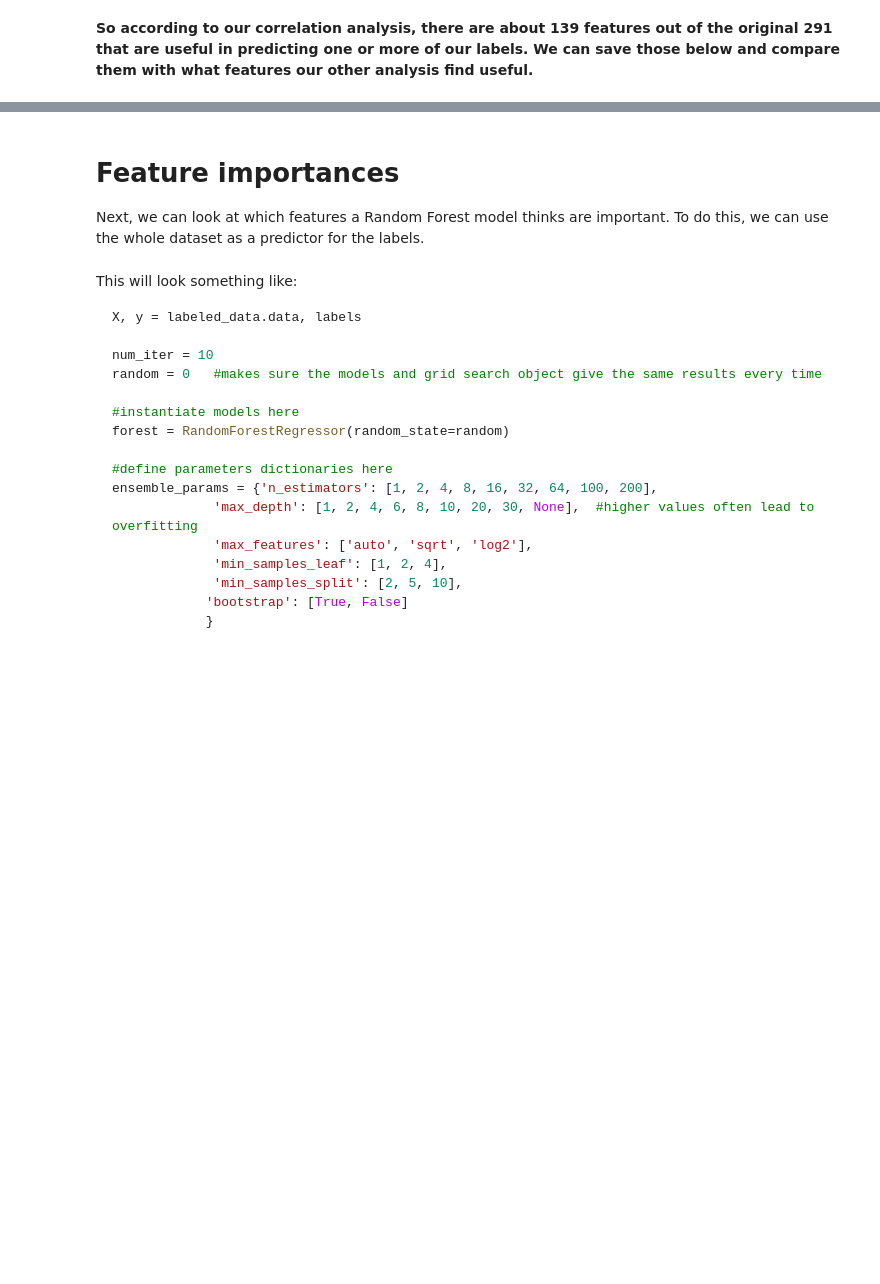
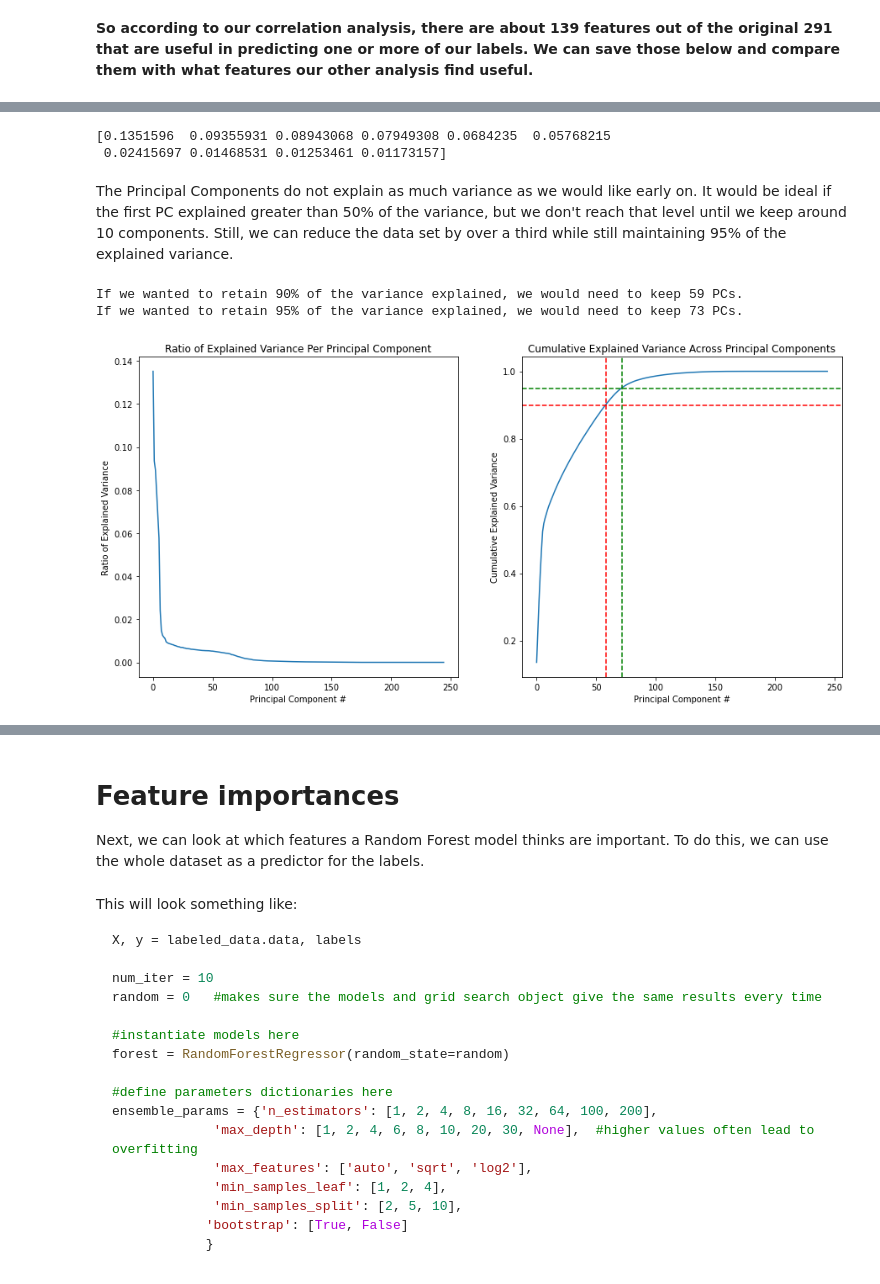
Before and after one commit to NVE/avalanche_ml, a Jupyter notebook: notebooks/analysis/1_feature_reduction.ipynb, the cells around one changed output, grey strips where cells are left out. Cells and saved outputs as stored; diff of their text form; code cells hidden in the pictures; blank space fills up the shorter version.

```diff
--- a/notebooks/analysis/1_feature_reduction.ipynb
+++ b/notebooks/analysis/1_feature_reduction.ipynb
@@ -252,0 +205,54 @@ keep_columns_correlations
+# %%
+# fit and transform the data here, create principal components
+pca = PCA()
+pcs = pca.fit_transform(scaled)
+
+# print the explained variance ratio of the first ten principal components
+var_ratio = pca.explained_variance_ratio_
+cumulative_var = np.cumsum(pca.explained_variance_ratio_)
+
+print(var_ratio[:10])
+# %% [output]
+[0.1351596  0.09355931 0.08943068 0.07949308 0.0684235  0.05768215
+ 0.02415697 0.01468531 0.01253461 0.01173157]
+# %% [markdown]
+The Principal Components do not explain as much variance as we would like early on. It would be ideal if the first PC explained greater than 50% of the variance, but we don't reach that level until we keep around 10 components. Still, we can reduce the data set by over a third while still maintaining 95% of the explained variance.
+# %%
+# find the index where we cross 90% variance explained
+# the first [0] moves from array to list object, the second isolates the first index
+idx_90 = np.where(cumulative_var > 0.90)[0][0]
+
+# for 95% variance explained
+idx_95 = np.where(cumulative_var > 0.95)[0][0]
+# %%
+print('If we wanted to retain 90% of the variance explained, we would need to keep {} PCs.'.format(idx_90+1))
+
+print('If we wanted to retain 95% of the variance explained, we would need to keep {} PCs.'.format(idx_95+1))
+# %% [output]
+If we wanted to retain 90% of the variance explained, we would need to keep 59 PCs.
+If we wanted to retain 95% of the variance explained, we would need to keep 73 PCs.
+# %%
+# investigate the variance accounted for by each principal component.
+fig, ax = plt.subplots(1, 2, figsize=(15, 7))
+
+ax[0].plot(var_ratio)
+ax[1].plot(cumulative_var)
+
+ax[0].set_xlabel('Principal Component #')
+ax[0].set_ylabel('Ratio of Explained Variance')
+ax[0].set_title('Ratio of Explained Variance Per Principal Component')
+
+ax[1].set_xlabel('Principal Component #')
+ax[1].set_ylabel('Cumulative Explained Variance')
+ax[1].set_title('Cumulative Explained Variance Across Principal Components')
+
+# show where the number of pcs crosses a certain level of cumulative variance
+ax[1].axhline(y=0.90, linestyle='--', color='r')
+ax[1].axvline(x=idx_90, linestyle='--', color='r')
+
+ax[1].axhline(y=0.95, linestyle='--', color='g')
+ax[1].axvline(x=idx_95, linestyle='--', color='g')
+
+plt.show()
+# %% [output]
+[figure, added]
```
Also changed, not shown: parts of 36 cells of this notebook.
